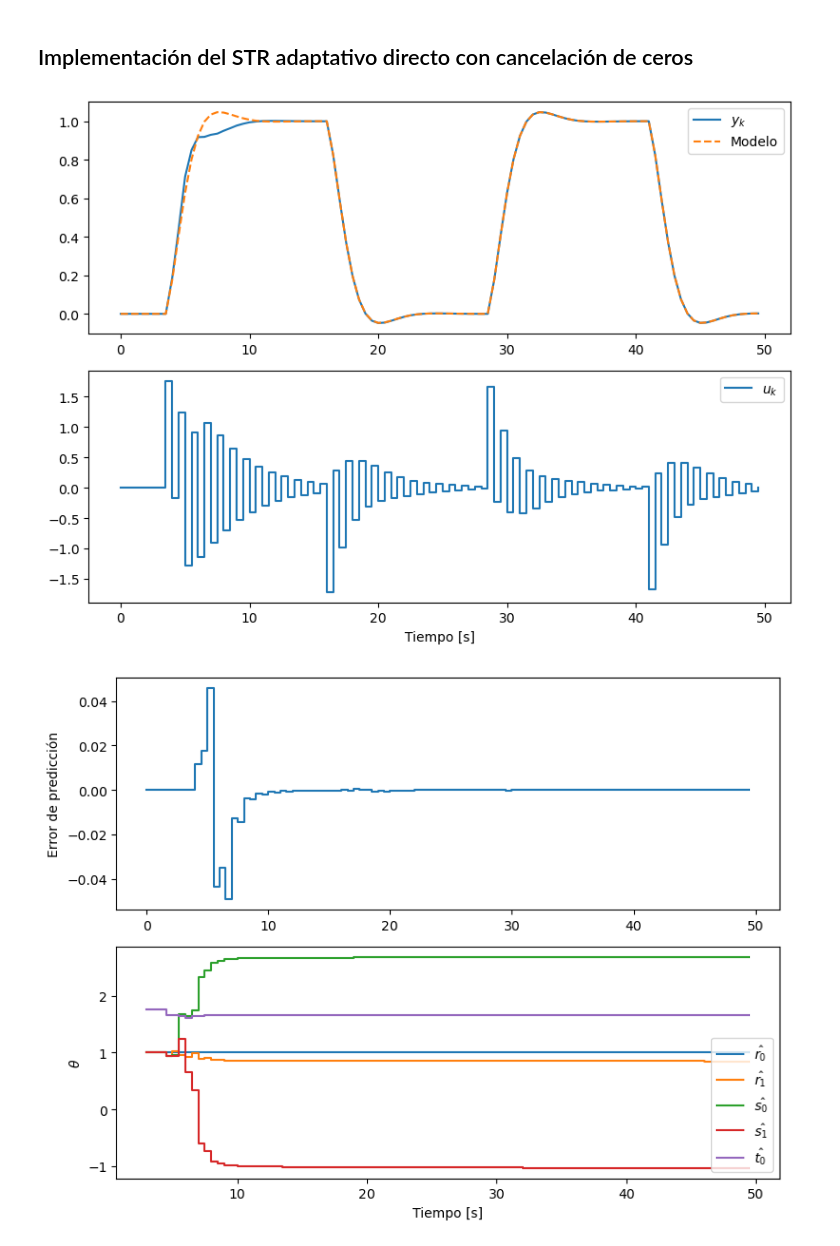
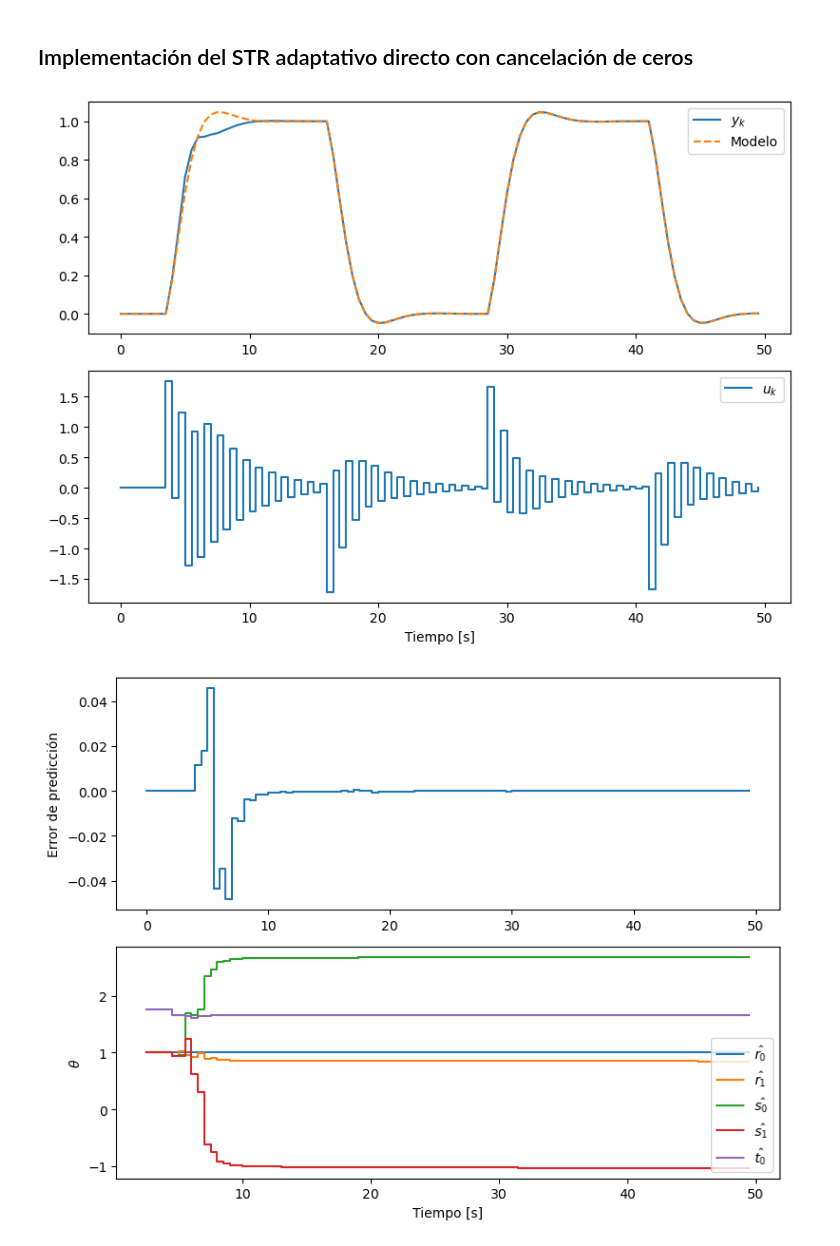
Before and after one commit to pgonfiuba/ica, a Jupyter notebook: 8. STR/STR_adaptativo_directo.ipynb, the cells around one changed output. Drawn from its saved outputs; the diff is of its cells as text; code cells hidden in the pictures.

```diff
--- a/8. STR/STR_adaptativo_directo.ipynb
+++ b/8. STR/STR_adaptativo_directo.ipynb
@@ -112,7 +112,7 @@ def simular_STR_directo(G,Gm,t_final,Ts=0.5,sigma_v=0.1,theta_real=None):
     # Estado continuo
     Gss = ctrl.tf2ss(G)
     x = np.zeros(Gss.A.shape[0])
-    for k in range(5, n_steps-1):
+    for k in range(nr+ns, n_steps-1):
         # Nota memoria: y[k] = salida actual   u[k] entrada actual
 
         # Calculo las señales filtradas yf, uf
@@ -170,31 +170,31 @@ def simular_STR_directo(G,Gm,t_final,Ts=0.5,sigma_v=0.1,theta_real=None):
     plt.plot(t_m,y_m,'--',label='Modelo')
     plt.legend()
     plt.subplot(2,1,2)
     plt.step(t,u,where='post',label='$u_k$')
     plt.xlabel('Tiempo [s]')
     plt.tight_layout()
     plt.legend()
 
     plt.figure(figsize=(8,6))
     plt.subplot(211)
     plt.step(t,err,where='post')
     plt.ylabel('Error de predicción')
     plt.subplot(212)
 
     for idx_nr in range(0,nr):
         plt.step(t[-len(param_hist):],param_hist[:,idx_nr], label=f"$\\hat{{r_{idx_nr}}}$",where='post')
     for idx_ns in range(0,ns):
         plt.step(t[-len(param_hist):],param_hist[:,nr+idx_ns], label=f"$\\hat{{s_{idx_ns}}}$",where='post')
     plt.step(t[-len(param_hist):],param_hist[:,nr+ns], label=f"$\\hat{{t_0}}$",where='post')
 
     plt.legend()
     plt.xlabel('Tiempo [s]')
     plt.ylabel('$\\theta$')
     plt.tight_layout()
     plt.show()
 
 
 simular_STR_directo(G,Gm,50,Ts,sigma_v=0)
 # %% [output]
 [figure]
-[figure, old version]
+[figure, new version]
```
Also changed, not shown: 3 other files.
